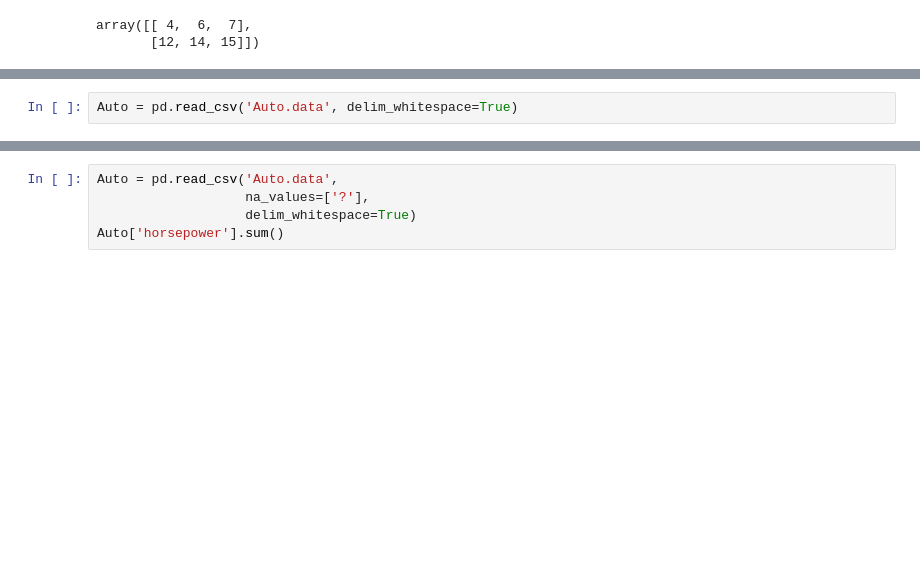
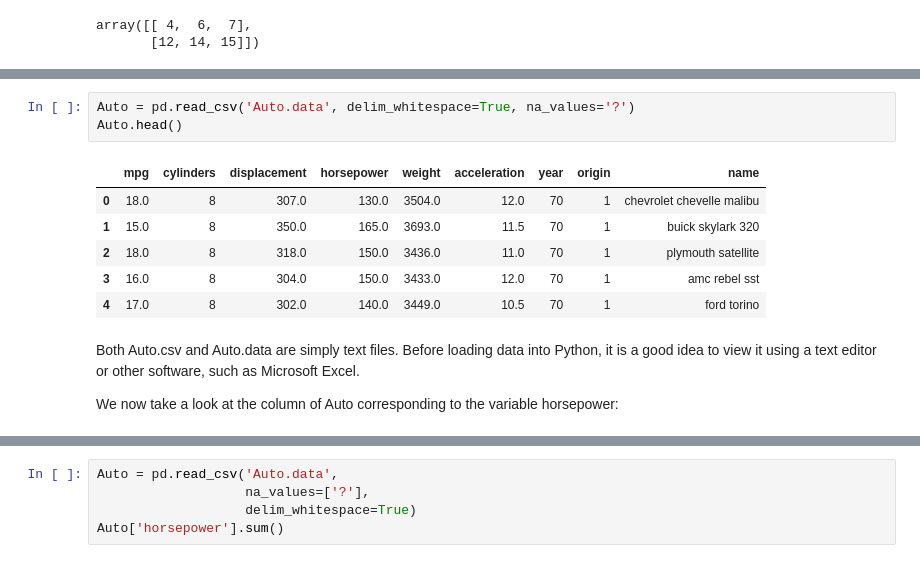
Before and after one commit to angeli2013/DATA_MINING_WORK_101036, a Jupyter notebook: Chapter2_statist_learning.ipynb, the cells around one changed output, grey strips where cells are left out. Drawn from its saved outputs; the diff is of its cells as text; blank space fills up the shorter version.

```diff
--- a/Chapter2_statist_learning.ipynb
+++ b/Chapter2_statist_learning.ipynb
@@ -425,5 +613,18 @@ Auto
 # %%
-Auto = pd.read_csv('Auto.data', delim_whitespace=True)
+Auto = pd.read_csv('Auto.data', delim_whitespace=True, na_values='?')
+Auto.head()
+# %% [output]
+|  | mpg | cylinders | displacement | horsepower | weight | acceleration | year | origin | name |
+| 0 | 18.0 | 8 | 307.0 | 130.0 | 3504.0 | 12.0 | 70 | 1 | chevrolet chevelle malibu |
+| 1 | 15.0 | 8 | 350.0 | 165.0 | 3693.0 | 11.5 | 70 | 1 | buick skylark 320 |
+| 2 | 18.0 | 8 | 318.0 | 150.0 | 3436.0 | 11.0 | 70 | 1 | plymouth satellite |
+| 3 | 16.0 | 8 | 304.0 | 150.0 | 3433.0 | 12.0 | 70 | 1 | amc rebel sst |
+| 4 | 17.0 | 8 | 302.0 | 140.0 | 3449.0 | 10.5 | 70 | 1 | ford torino |
+# %% [markdown]
+
+Both Auto.csv and Auto.data are simply text files. Before loading data into Python, it is a good idea to view it using a text editor or other software, such as Microsoft Excel.
+
+We now take a look at the column of Auto corresponding to the variable horsepower:
 # %%
 Auto['horsepower']
 # %% [output]
```
Also changed, not shown: parts of 108 cells of this notebook, 8 other files.
